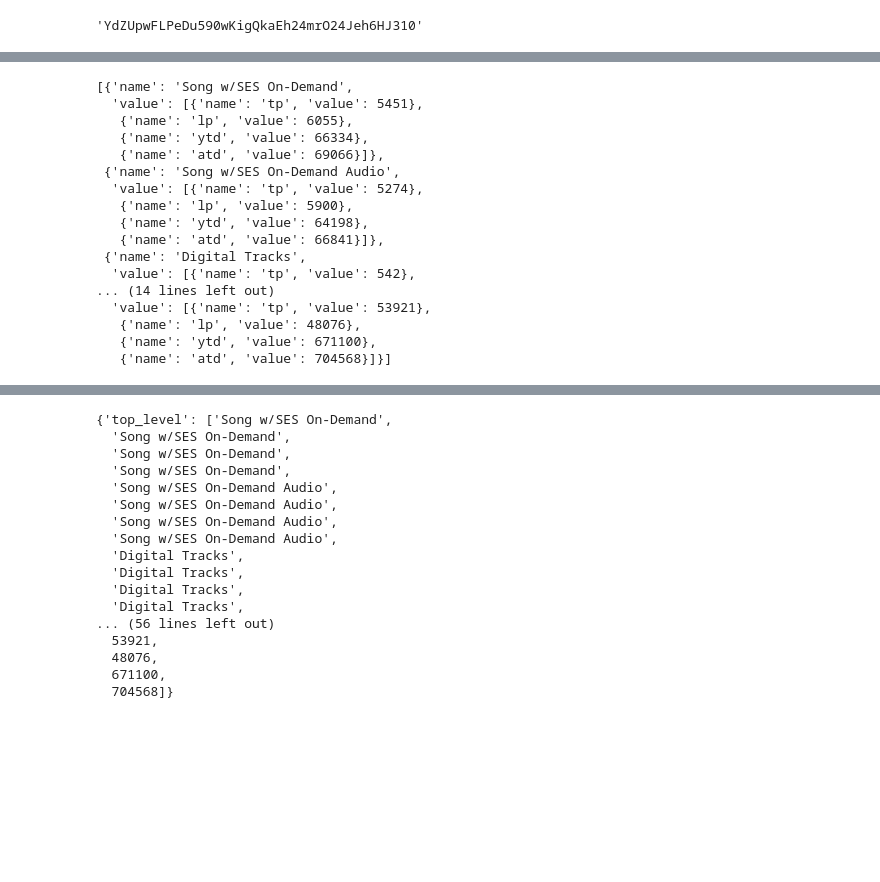
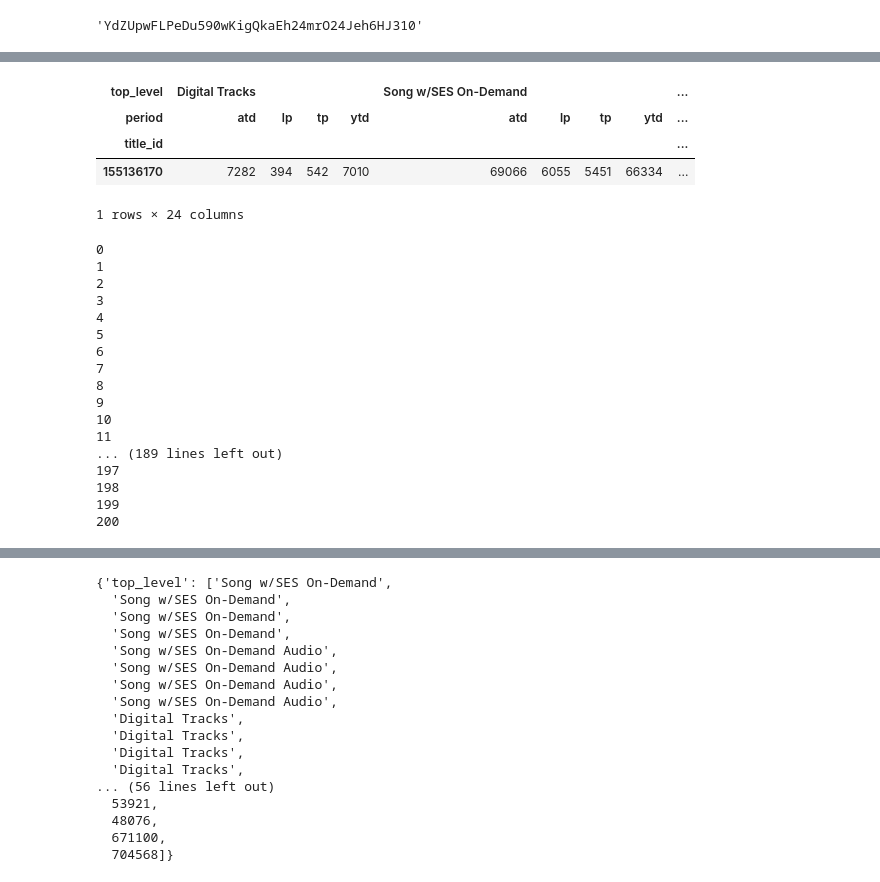
Before and after one commit to ccmg-serge-kamilchu/radio_report, a Jupyter notebook: api_testing.ipynb, the cells around one changed output, grey strips where cells are left out. Cells and saved outputs as stored; diff of their text form; code cells hidden in the pictures; blank space fills up the shorter version.

```diff
--- a/api_testing.ipynb
+++ b/api_testing.ipynb
@@ -186,20 +217,9 @@ def get_data_by_song_id(song_id):
-# %%
-r.json()['metrics']
-# %% [output]
-[{'name': 'Song w/SES On-Demand',
-  'value': [{'name': 'tp', 'value': 5451},
-   {'name': 'lp', 'value': 6055},
-   {'name': 'ytd', 'value': 66334},
-   {'name': 'atd', 'value': 69066}]},
- {'name': 'Song w/SES On-Demand Audio',
-  'value': [{'name': 'tp', 'value': 5274},
-   {'name': 'lp', 'value': 5900},
-   {'name': 'ytd', 'value': 64198},
-   {'name': 'atd', 'value': 66841}]},
- {'name': 'Digital Tracks',
-  'value': [{'name': 'tp', 'value': 542},
-... (14 lines left out)
-  'value': [{'name': 'tp', 'value': 53921},
-   {'name': 'lp', 'value': 48076},
-   {'name': 'ytd', 'value': 671100},
-   {'name': 'atd', 'value': 704568}]}]
+# %%
+row_df = get_data_by_title_id('155136170')
+row_df
+# %% [output]
+| top_level | Digital Tracks |  |  |  | Song w/SES On-Demand |  |  |  | ... |
+| period | atd | lp | tp | ytd | atd | lp | tp | ytd | ... |
+| title_id |  |  |  |  |  |  |  |  | ... |
+| 155136170 | 7282 | 394 | 542 | 7010 | 69066 | 6055 | 5451 | 66334 | ... |
+1 rows × 24 columns
@@ -205,0 +228,27 @@ r.json()['metrics']
+# %%
+df_title_id_data = pd.DataFrame()
+
+for i, (k, v) in enumerate(df.iterrows()):
+    print(i)
+    try:
+        df_title_id_data = pd.concat([df_title_id_data, get_data_by_title_id(k)])
+    except KeyError as E:
+        print(f'title_id:{k}, song: {v[3]}, artist: {v[4]}\n ERROR:{E}\n\n')
+# %% [output]
+0
+1
+2
+3
+4
+5
+6
+7
+8
+9
+10
+11
+... (189 lines left out)
+197
+198
+199
+200
```
Also changed, not shown: parts of 14 cells of this notebook.
